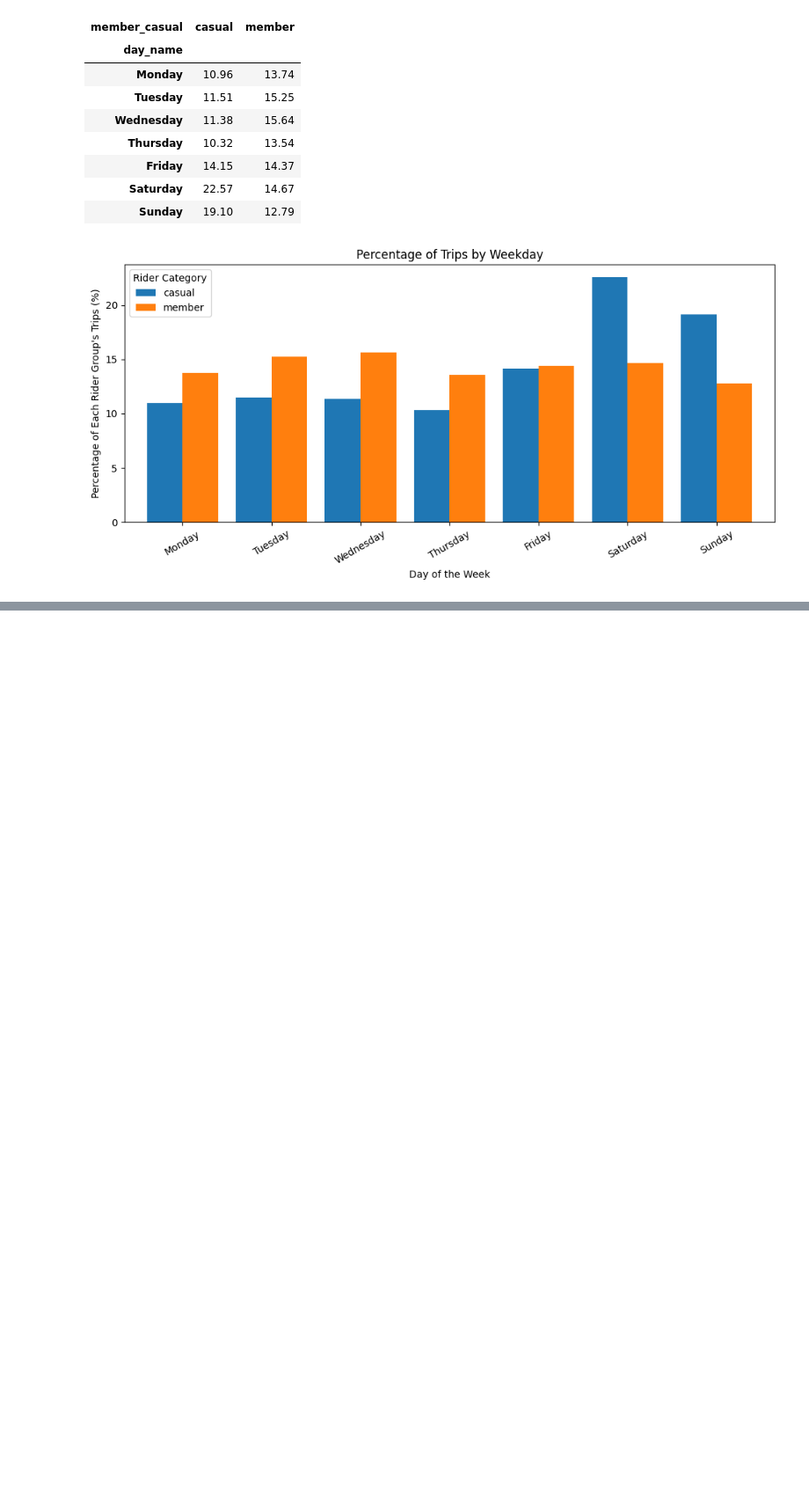
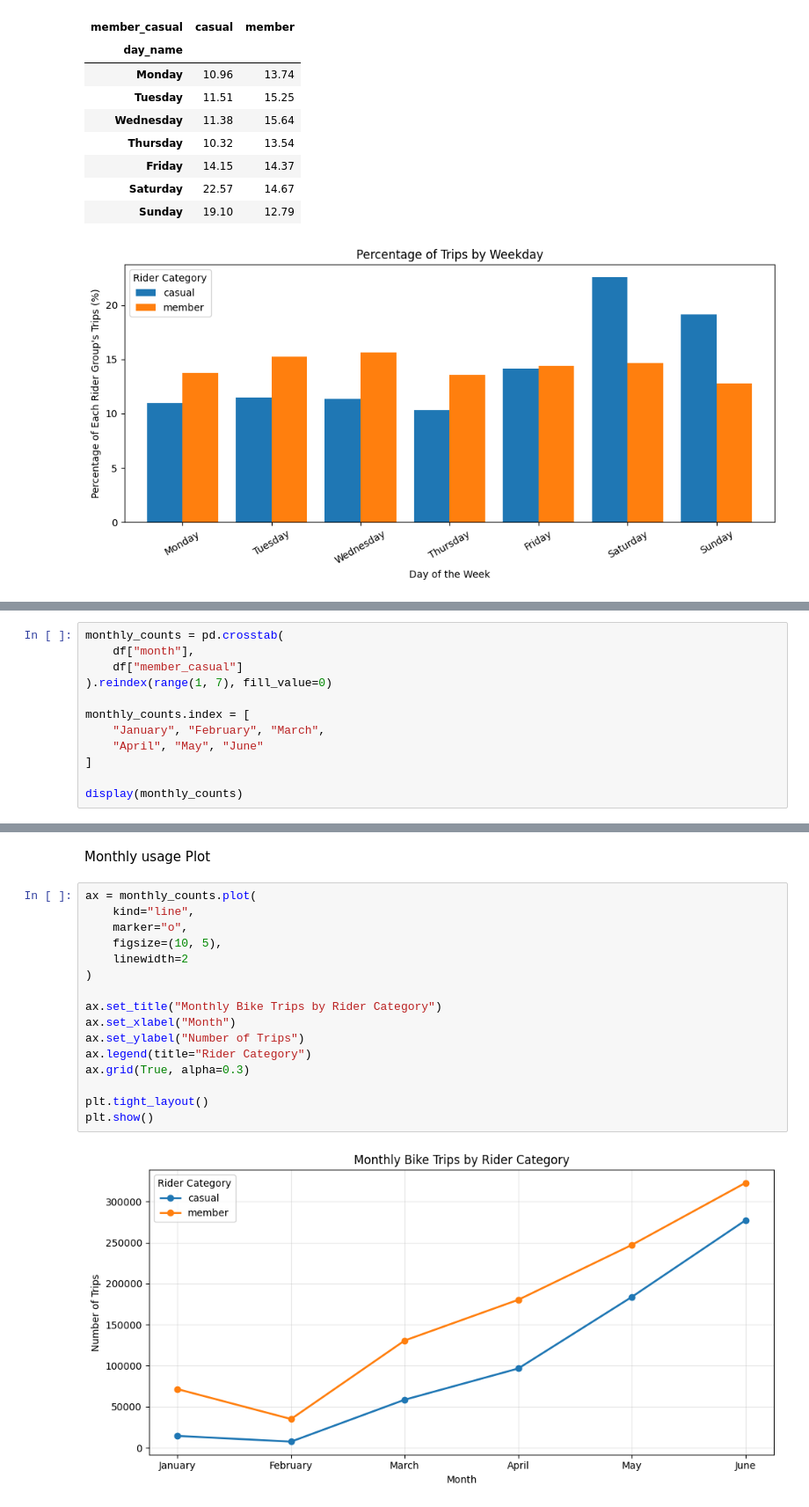
Before and after one commit to Battsengel2026124/CA1-ML, a Jupyter notebook: CA1_Machine _Learning_for_Business.ipynb, the cells around one changed output, grey strips where cells are left out. Shown at 88% size. Drawn from its saved outputs; the diff is of its cells as text; blank space fills up the shorter version.

```diff
--- a/CA1_Machine _Learning_for_Business.ipynb
+++ b/CA1_Machine _Learning_for_Business.ipynb
@@ -601,0 +605,12 @@ plt.show()
+# %%
+monthly_counts = pd.crosstab(
+    df["month"],
+    df["member_casual"]
+).reindex(range(1, 7), fill_value=0)
+
+monthly_counts.index = [
+    "January", "February", "March",
+    "April", "May", "June"
+]
+
+display(monthly_counts)
@@ -601,0 +625,20 @@ plt.show()
+# %% [markdown]
+Monthly usage Plot
+# %%
+ax = monthly_counts.plot(
+    kind="line",
+    marker="o",
+    figsize=(10, 5),
+    linewidth=2
+)
+
+ax.set_title("Monthly Bike Trips by Rider Category")
+ax.set_xlabel("Month")
+ax.set_ylabel("Number of Trips")
+ax.legend(title="Rider Category")
+ax.grid(True, alpha=0.3)
+
+plt.tight_layout()
+plt.show()
+# %% [output]
+[figure, added]
```
Also changed, not shown: parts of 53 cells of this notebook.
